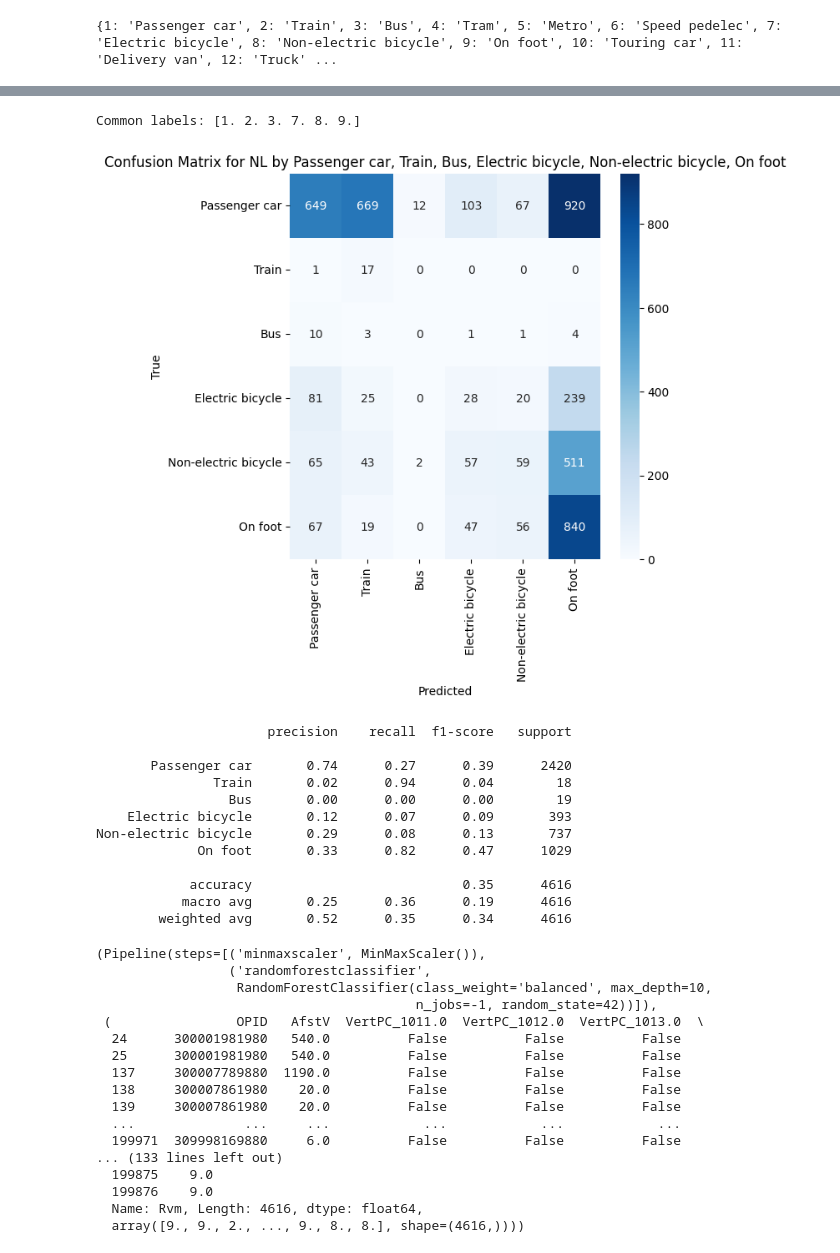
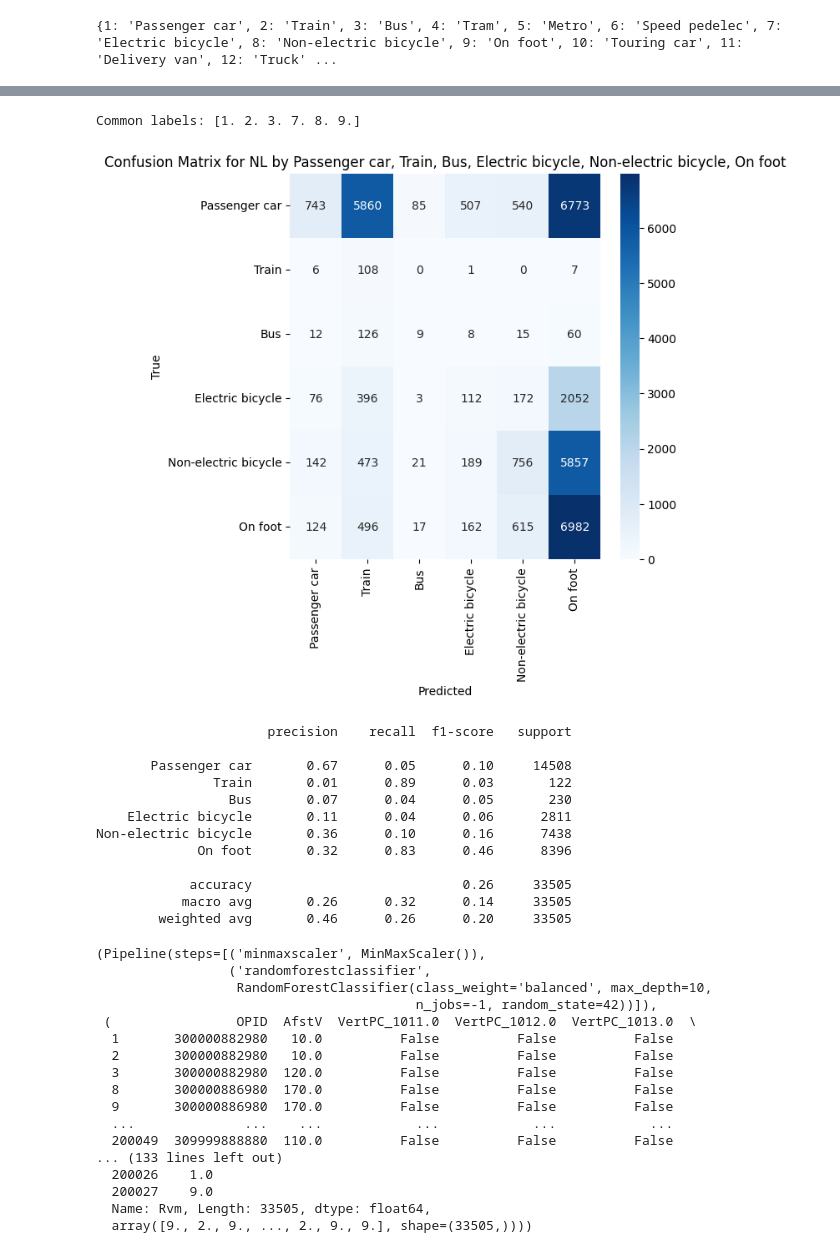
Before and after one commit to FabianScott/Design-of-AI-driven-business-operation, a Jupyter notebook: Topic2/exploration.ipynb, the cells around one changed output, grey strips where cells are left out. Saved outputs shown, nothing was run; the diff lists cells and outputs as text; code cells hidden in the pictures.

```diff
--- a/Topic2/exploration.ipynb
+++ b/Topic2/exploration.ipynb
@@ -170,60 +170,60 @@ Common labels: [ 1.  2.  3.  4.  5.  6.  7.  8.  9. 10. 11. 12. 13. 14. 15. 16.
   Name: Rvm, Length: 34350, dtype: float64,
   array([ 1.,  2.,  2., ..., 21., 21., 21.], shape=(34350,))))
 # %%
-age_range = (50, 60)
+age_range = (0, np.inf)
 
 df_less_vehicles = df_multiclass[df_multiclass[transport_mode_col].isin(vehicles_to_include)]
 df_less_vehicles = df_less_vehicles[(df_less_vehicles[age_col] < age_range[1]) & (df_less_vehicles[age_col] > age_range[0])]
 
 motives=None
 origins=None#[7, 8, ]
 location_level=2
 categorical_features=[origin_col]
 numerical_features=[distance_col, ]
 origin_str = ', '.join(province_codes[code] for code in origins) if origins is not None else "NL"
 
 run_multiclass_classification(
     df_less_vehicles,
     test_size=0.2,
     destinations=None,
     origins=origins,
     location_level=location_level,
     categorical_features=categorical_features,
     numerical_features=numerical_features,
     motives=motives,
     plot=True,
     savename=f"graphics/classification_results/multiclass/{level_mapping_suffix[location_level]}/{origins}/less_vehicles/age_{age_range[0]}_{age_range[1]}/{categorical_features + numerical_features}",
     plot_title=f"Confusion Matrix for {origin_str} by {', '.join(transport_modes[tm] for tm in vehicles_to_include)}",
 )
 # %% [output]
 Common labels: [1. 2. 3. 7. 8. 9.]
-[figure, old version]
+[figure, new version]
                       precision    recall  f1-score   support
 
-       Passenger car       0.74      0.27      0.39      2420
-               Train       0.02      0.94      0.04        18
-                 Bus       0.00      0.00      0.00        19
-    Electric bicycle       0.12      0.07      0.09       393
-Non-electric bicycle       0.29      0.08      0.13       737
-             On foot       0.33      0.82      0.47      1029
+       Passenger car       0.67      0.05      0.10     14508
+               Train       0.01      0.89      0.03       122
+                 Bus       0.07      0.04      0.05       230
+    Electric bicycle       0.11      0.04      0.06      2811
+Non-electric bicycle       0.36      0.10      0.16      7438
+             On foot       0.32      0.83      0.46      8396
 
-            accuracy                           0.35      4616
-           macro avg       0.25      0.36      0.19      4616
-        weighted avg       0.52      0.35      0.34      4616
+            accuracy                           0.26     33505
+           macro avg       0.26      0.32      0.14     33505
+        weighted avg       0.46      0.26      0.20     33505
 (Pipeline(steps=[('minmaxscaler', MinMaxScaler()),
                  ('randomforestclassifier',
                   RandomForestClassifier(class_weight='balanced', max_depth=10,
                                          n_jobs=-1, random_state=42))]),
- (                OPID   AfstV  VertPC_1011.0  VertPC_1012.0  VertPC_1013.0  \
-  24      300001981980   540.0          False          False          False
-  25      300001981980   540.0          False          False          False
-  137     300007789880  1190.0          False          False          False
-  138     300007861980    20.0          False          False          False
-  139     300007861980    20.0          False          False          False
-  ...              ...     ...            ...            ...            ...
-  199971  309998169880     6.0          False          False          False
+ (                OPID  AfstV  VertPC_1011.0  VertPC_1012.0  VertPC_1013.0  \
+  1       300000882980   10.0          False          False          False
+  2       300000882980   10.0          False          False          False
+  3       300000882980  120.0          False          False          False
+  8       300000886980  170.0          False          False          False
+  9       300000886980  170.0          False          False          False
+  ...              ...    ...            ...            ...            ...
+  200049  309999888880  110.0          False          False          False
 ... (133 lines left out)
-  199875    9.0
-  199876    9.0
-  Name: Rvm, Length: 4616, dtype: float64,
-  array([9., 9., 2., ..., 9., 8., 8.], shape=(4616,))))
+  200026    1.0
+  200027    9.0
+  Name: Rvm, Length: 33505, dtype: float64,
+  array([9., 2., 9., ..., 2., 9., 9.], shape=(33505,))))
```
Also changed, not shown: parts of 1 cell of this notebook, 2 other files.
